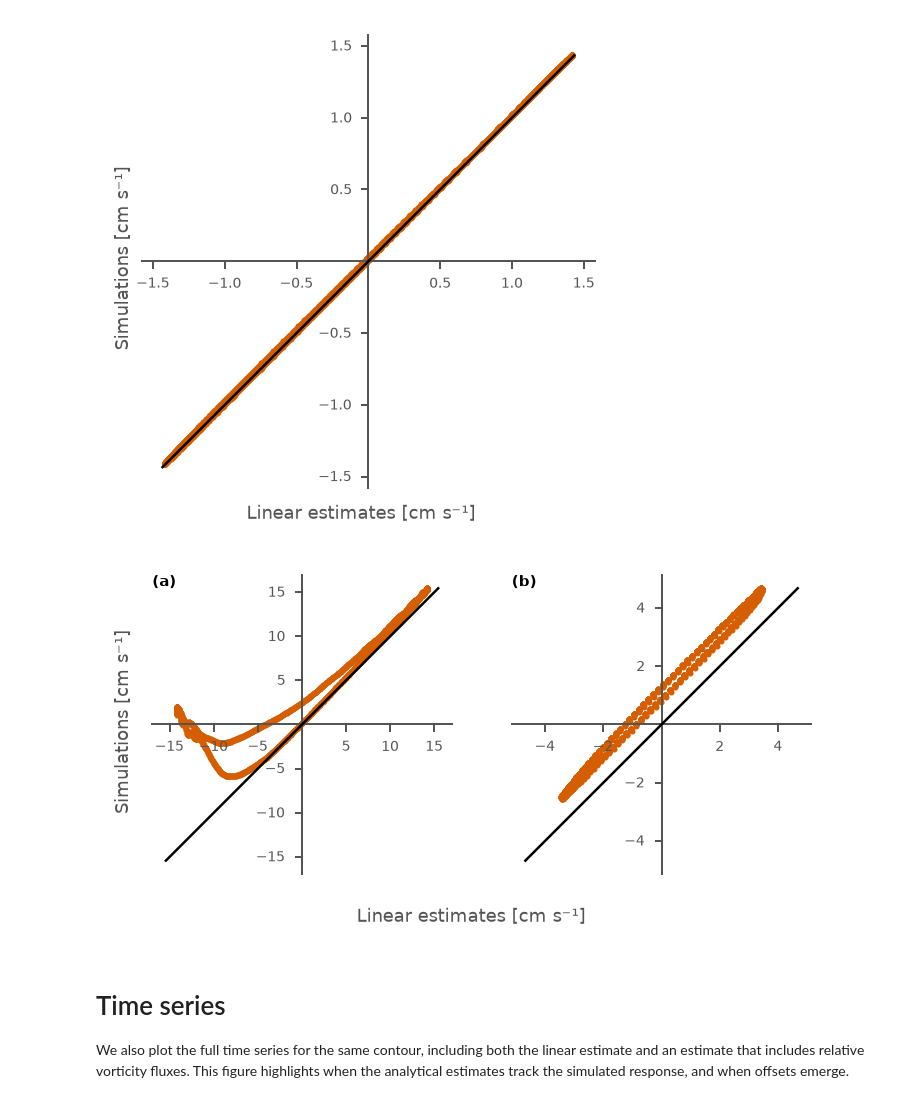
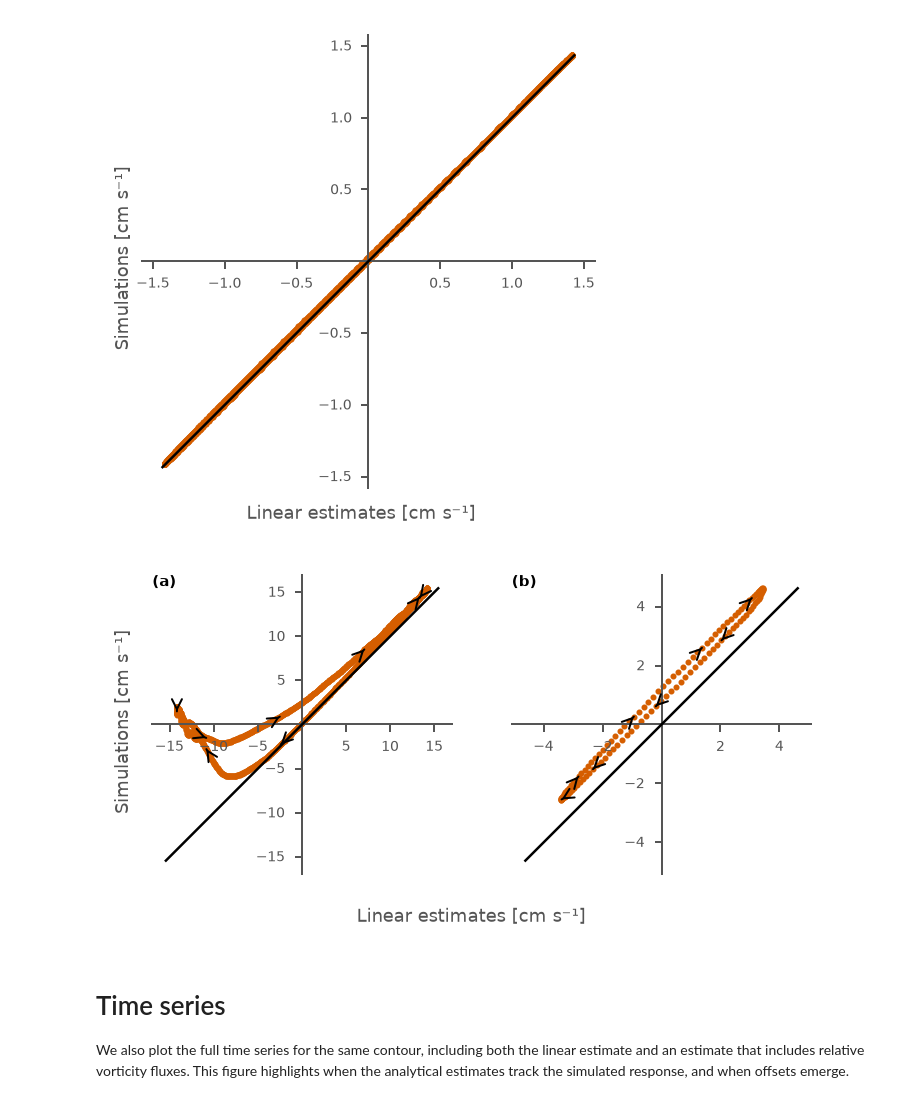
Before and after one commit to alpsjur/temporal-topo-flow, a Jupyter notebook: notebooks/make_figures.ipynb, the cells around one changed output. Saved outputs shown, nothing was run; the diff lists cells and outputs as text; code cells hidden in the pictures.

Commit message:
Figure polish after review round 2

```diff
--- a/notebooks/make_figures.ipynb
+++ b/notebooks/make_figures.ipynb
@@ -390,8 +398,8 @@ fig.savefig(figpath+"figA1.pdf")
 # %% [output]
 [figure]
 # %%
-xL = ts_long.linear_estimate.values * 1e2
-yL = ts_long.circulation.values * 1e2
+xL = ts_long.linear_estimate.values[:128*8] * 1e2
+yL = ts_long.circulation.values[:128*8] * 1e2
 
-xS = ts_short.linear_estimate.values * 1e2
-yS = ts_short.circulation.values * 1e2
+xS = ts_short.linear_estimate.values[:16*8] * 1e2
+yS = ts_short.circulation.values[:16*8] * 1e2
@@ -401,8 +440,24 @@ fig, [axL,axS] = create_figure(
     "double", ncols=2
     #"single", aspect_ratio=1.8, nrows=2
     )
+
+# Phase positions, marker styles, and colors
+phases = [0, 90, 180, 270]
+marker_styles = ["o", "s", "^", "D"]  # Circle, square, triangle, diamond
+colors = ["red", "blue", "green", "purple"]
+
 plot_scatter(axL, xL, yL, s=2)
 plot_scatter(axS, xS, yS, s=2)
+
+# add arrow heads
+idxL = np.linspace(0, len(xL), 10, dtype=int)
+idxS = np.linspace(0, len(xS), 10, dtype=int)
+
+for i in idxL:
+    add_arrowhead(axL, xL, yL, i)
+
+for i in idxS:
+    add_arrowhead(axS, xS, yS, i)
 
 fig.supxlabel('Linear estimates [cm s⁻¹]',
               x=0.5, y=0.1,
@@ -410,45 +465,34 @@ fig.supxlabel('Linear estimates [cm s⁻¹]',
               )
 fig.supylabel('Simulations [cm s⁻¹]',
               x=0.08, y=0.5,
               fontsize=7
               )
 
 ticksL = [-15, -10, -5, 5, 10, 15]
 axL.set_yticks(ticksL)
 axL.set_xticks(ticksL)
 
 ticksS = [-4, -2, 2, 4]
 axS.set_yticks(ticksS)
 axS.set_xticks(ticksS)
 
 # add text annotation with subpanel label (a) and (b)
 axL.text(0, 1, "(a)", color="black",
          transform=axL.transAxes,
          verticalalignment='top',
          fontweight='bold'
          )
 axS.text(0, 1, "(b)", color="black",
          transform=axS.transAxes,
          verticalalignment='top',
          fontweight='bold'
          )
 
 
-# # add dot
-# colors = [colorwheel[1], colorwheel[4]]
-# for i, (day, color) in enumerate(zip([10,10+64], colors)):
-#     axL.scatter(xL[day*8+4], yL[day*8+4], color=color, s=15, zorder=200, marker="s", label=f"Day {day}")
-# axL.legend()
-
-# for i, (day, color) in enumerate(zip([3,3+8], colors)):
-#     axS.scatter(xS[day*8+4], yS[day*8+4], color=color, s=15, zorder=200, marker="s", label=f"Day {day}")
-# axS.legend()
-
-
 #fig.set_constrained_layout(True)
 fig.savefig(figpath+"fig03.pdf")
 # %% [output]
-[figure, old version]
+[figure, new version]
 # %% [markdown]
 # Time series
 We also plot the full time series for the same contour, including both the linear estimate and an estimate that includes relative vorticity fluxes. This figure highlights when the analytical estimates track the simulated response, and when offsets emerge.
```
Also changed, not shown: parts of 5 cells of this notebook, 1 other file.
